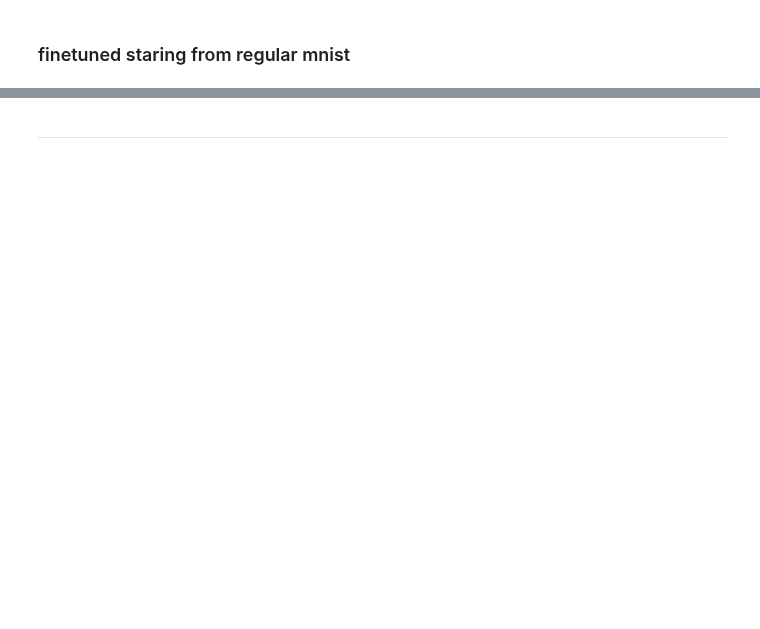
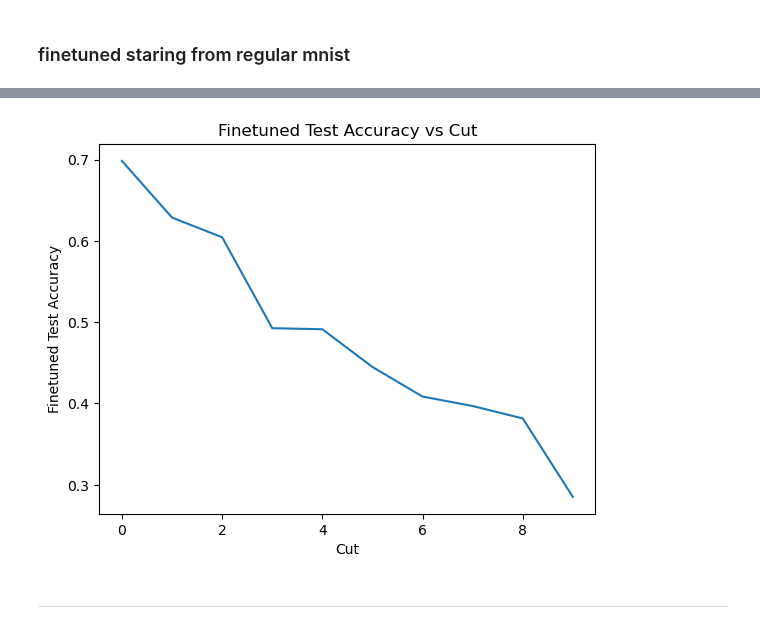
Before and after one commit to tusharmanekar/mp-tl-study, a Jupyter notebook: experiments Fashion to Mnist.ipynb, the cells around one changed output, grey strips where cells are left out. Cells and saved outputs as stored; diff of their text form; code cells hidden in the pictures; blank space fills up the shorter version.

```diff
--- a/experiments Fashion to Mnist.ipynb
+++ b/experiments Fashion to Mnist.ipynb
@@ -83,2 +129,14 @@ plt.show()
+# %%
+import matplotlib.pyplot as plt
+
+finetuned_test_accs = [model['finetuned_test_acc'] for model in cut_models]
+cuts = range(len(finetuned_test_accs))
+plt.plot(cuts, finetuned_test_accs)
+plt.xlabel('Cut')
+plt.ylabel('Finetuned Test Accuracy')
+plt.title('Finetuned Test Accuracy vs Cut')
+plt.show()
+# %% [output]
+[figure, added]
 # %% [markdown]
 ----
```
Also changed, not shown: parts of 5 cells of this notebook, 3 other files.
